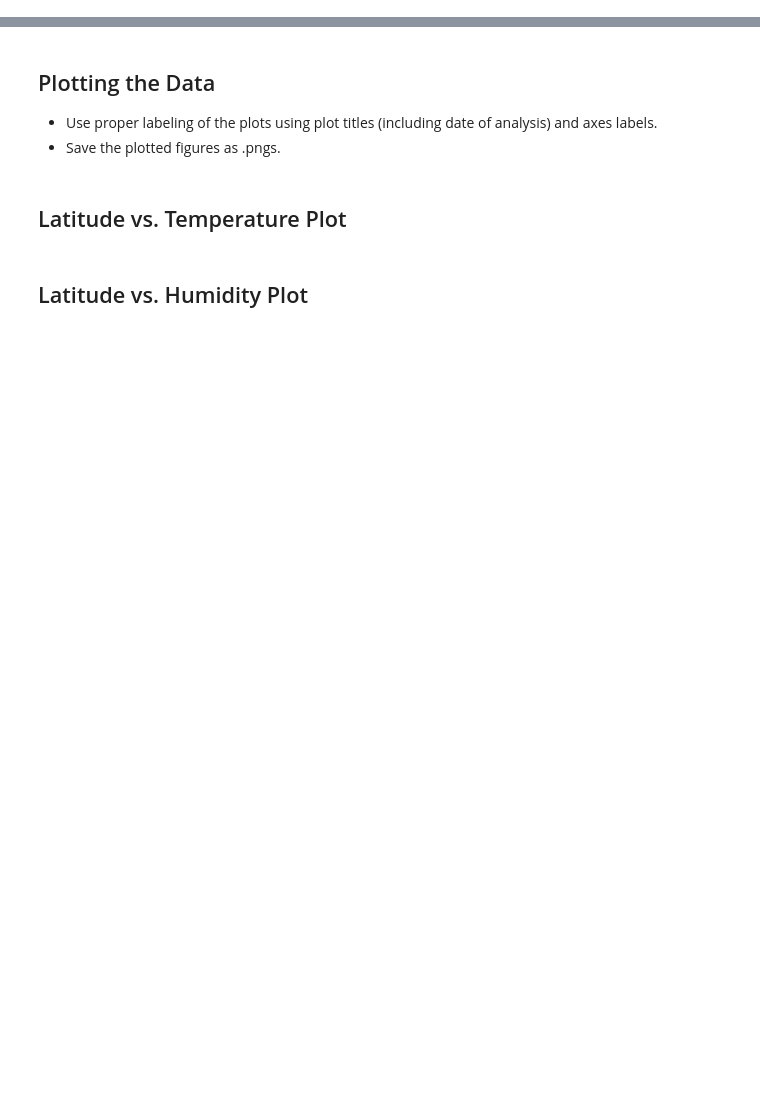
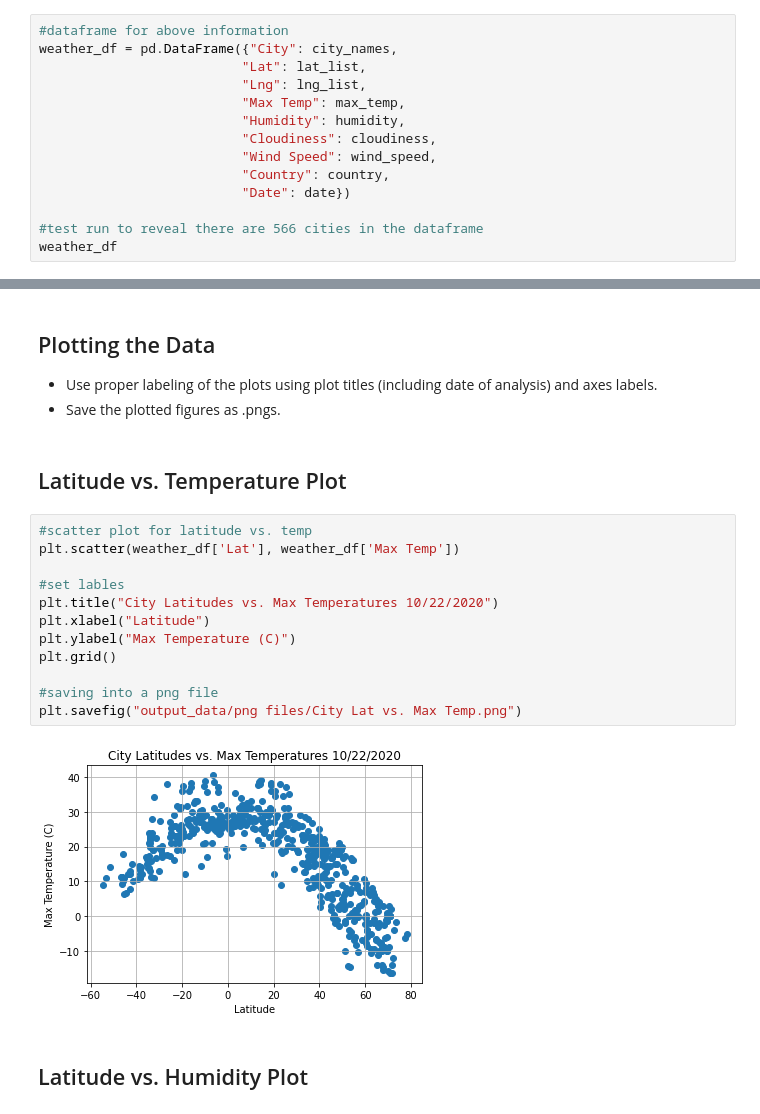
Before and after one commit to teresaflicek/python-api-challenge, a Jupyter notebook: WeatherPy/WeatherPy.ipynb, the cells around one changed output, grey strips where cells are left out. Cells and saved outputs as stored; diff of their text form; blank space fills up the shorter version.

Commit message:
dataframes and scatter plots

```diff
--- a/WeatherPy/WeatherPy.ipynb
+++ b/WeatherPy/WeatherPy.ipynb
@@ -120,3 +119,17 @@ Beginning Data Retrieval
 ### Convert Raw Data to DataFrame
 * Export the city data into a .csv.
 * Display the DataFrame
+# %%
+#dataframe for above information
+weather_df = pd.DataFrame({"City": city_names,
+                          "Lat": lat_list,
+                          "Lng": lng_list,
+                          "Max Temp": max_temp,
+                          "Humidity": humidity,
+                          "Cloudiness": cloudiness,
+                          "Wind Speed": wind_speed,
+                          "Country": country,
+                          "Date": date})
+
+#test run to reveal there are 566 cities in the dataframe
+weather_df
@@ -135,5 +182,19 @@ Skip this step if there are no cities that have humidity > 100%.
 * Save the plotted figures as .pngs.
 # %% [markdown]
 ## Latitude vs. Temperature Plot
+# %%
+#scatter plot for latitude vs. temp
+plt.scatter(weather_df['Lat'], weather_df['Max Temp'])
+
+#set lables
+plt.title("City Latitudes vs. Max Temperatures 10/22/2020")
+plt.xlabel("Latitude")
+plt.ylabel("Max Temperature (C)")
+plt.grid()
+
+#saving into a png file
+plt.savefig("output_data/png files/City Lat vs. Max Temp.png")
+# %% [output]
+[figure, added]
 # %% [markdown]
 ## Latitude vs. Humidity Plot
```
Also changed, not shown: parts of 9 cells of this notebook, 5 other files.
